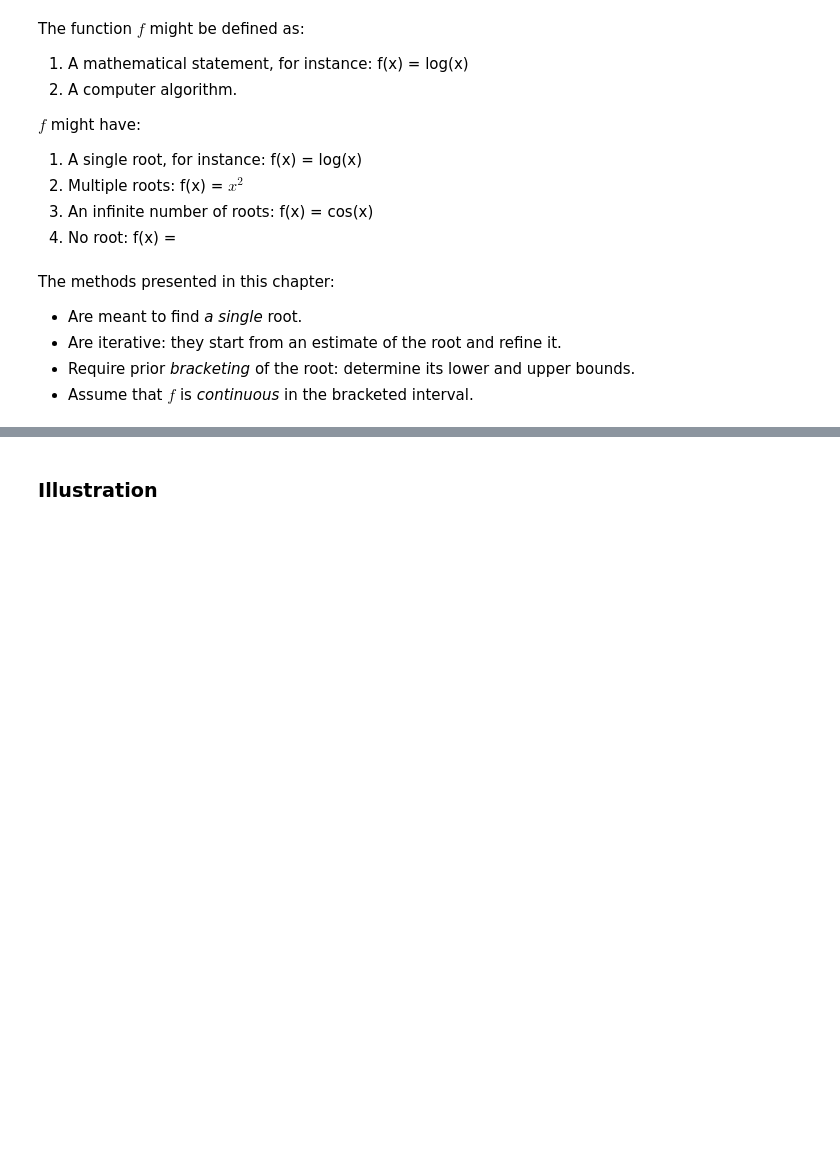
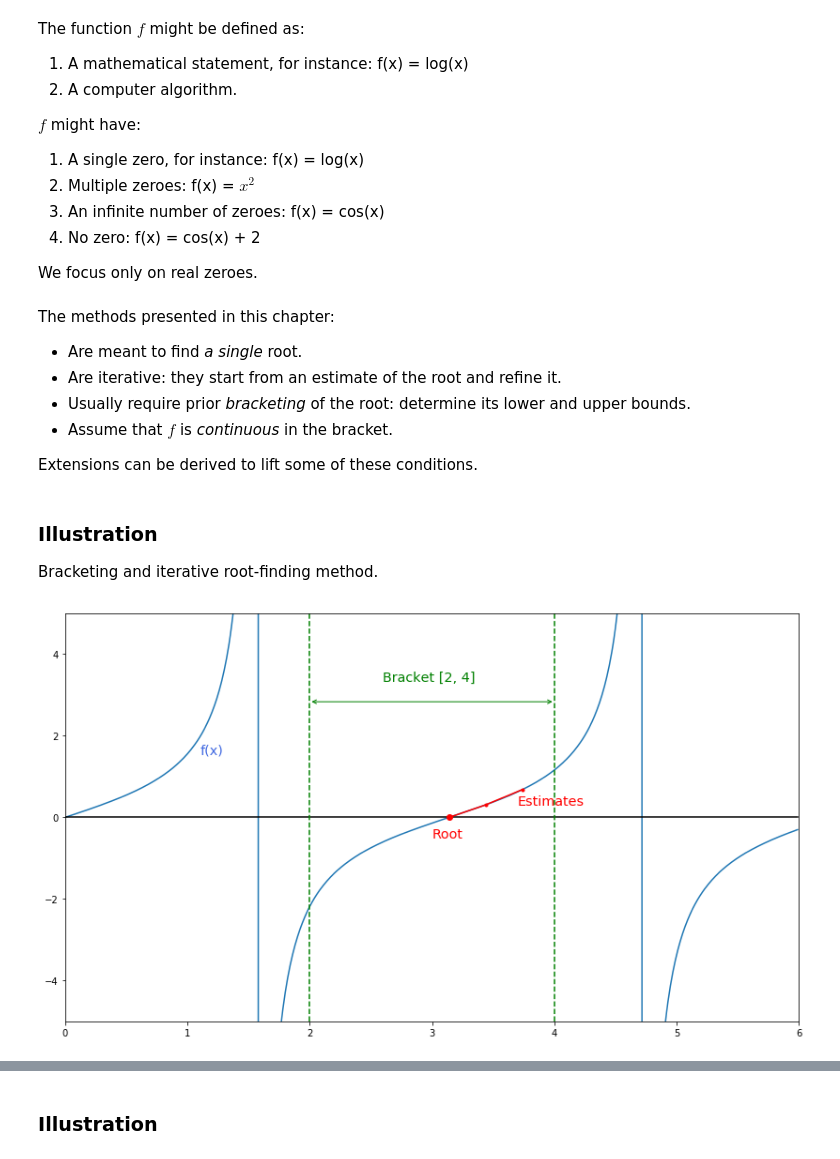
Before and after one commit to tgteacher/numerical-methods, a Jupyter notebook: notebooks/Chapter4.ipynb, the cells around one changed output, grey strips where cells are left out. Cells and saved outputs as stored; diff of their text form; code cells hidden in the pictures; blank space fills up the shorter version.

```diff
--- a/notebooks/Chapter4.ipynb
+++ b/notebooks/Chapter4.ipynb
@@ -14,13 +14,17 @@ The function $f$ might be defined as:
 2. A computer algorithm.
 
 $f$ might have:
-1. A single root, for instance: f(x) = log(x)
-2. Multiple roots: f(x) = $x^2$
-3. An infinite number of roots: f(x) = cos(x)
-4. No root: f(x) =
+1. A single zero, for instance: f(x) = log(x)
+2. Multiple zeroes: f(x) = $x^2$
+3. An infinite number of zeroes: f(x) = cos(x)
+4. No zero: f(x) = cos(x) + 2
+
+We focus only on real zeroes.
 # %% [markdown]
 The methods presented in this chapter:
 * Are meant to find *a single* root.
 * Are iterative: they start from an estimate of the root and refine it.
-* Require prior *bracketing* of the root: determine its lower and upper bounds.
-* Assume that $f$ is *continuous* in the bracketed interval.
+* Usually require prior *bracketing* of the root: determine its lower and upper bounds.
+* Assume that $f$ is *continuous* in the bracket.
+
+Extensions can be derived to lift some of these conditions.
@@ -26,0 +45,52 @@ The methods presented in this chapter:
+# %% [markdown]
+### Illustration
+
+Bracketing and iterative root-finding method.
+# %%
+from matplotlib import pyplot as plt
+from numpy import arange, tan, zeros
+from math import pi
+
+def intro_plot():
+    xmin = 0
+    xmax = 6
+    x = arange(xmin, xmax, 0.01)
+    plt.plot(x, tan(x), '-')
+    plt.plot(x, zeros(x.size), '-', color='black')
+    miny = -5
+    maxy = 5
+    plt.ylim(miny, maxy)
+    plt.xlim(xmin, xmax)
+
+    # Annotation
+    label_size = 'x-large'
+    plt.annotate("f(x)", xy=(1.1, tan(1)), fontsize=label_size, color='royalblue')
+
+    # Bracket
+    minx = 2
+    maxx = 4
+    bracket_color = 'green'
+    plt.plot([minx, minx], [miny, maxy], '--', color=bracket_color)
+    plt.plot([maxx, maxx], [miny, maxy], '--', color=bracket_color)
+    ybracket = 2/3*(maxy)
+    plt.annotate("Bracket [{}, {}]".format(minx, maxx), xy=((minx+maxx)/2-0.4, ybracket), color=bracket_color, fontsize=label_size)
+    plt.annotate(s='', xy=(minx, ybracket-0.5), xytext=(maxx,ybracket-0.5), arrowprops=dict(arrowstyle='<->', color=bracket_color))
+
+    # Root
+    from math import pi
+    #plt.plot([0, 6], [0, 0], '--', color='black')
+    plt.plot([pi], [0], 'o', color='red')
+    plt.annotate("Root", xy=(3, -0.5), color='red', fontsize=label_size)
+    return plt
+
+plt = intro_plot()
+label_size = 'x-large'
+# Estimates
+step = 0.3
+maxx = 4
+x = arange(pi, maxx, step)
+plt.plot(x, tan(x), '.-', color='red')
+plt.annotate('Estimates', xy=(maxx-step, tan(pi+step)), color='red', fontsize=label_size)
+plt.show()
+# %% [output]
+[figure, added]
```
Also changed, not shown: parts of 66 cells of this notebook.
